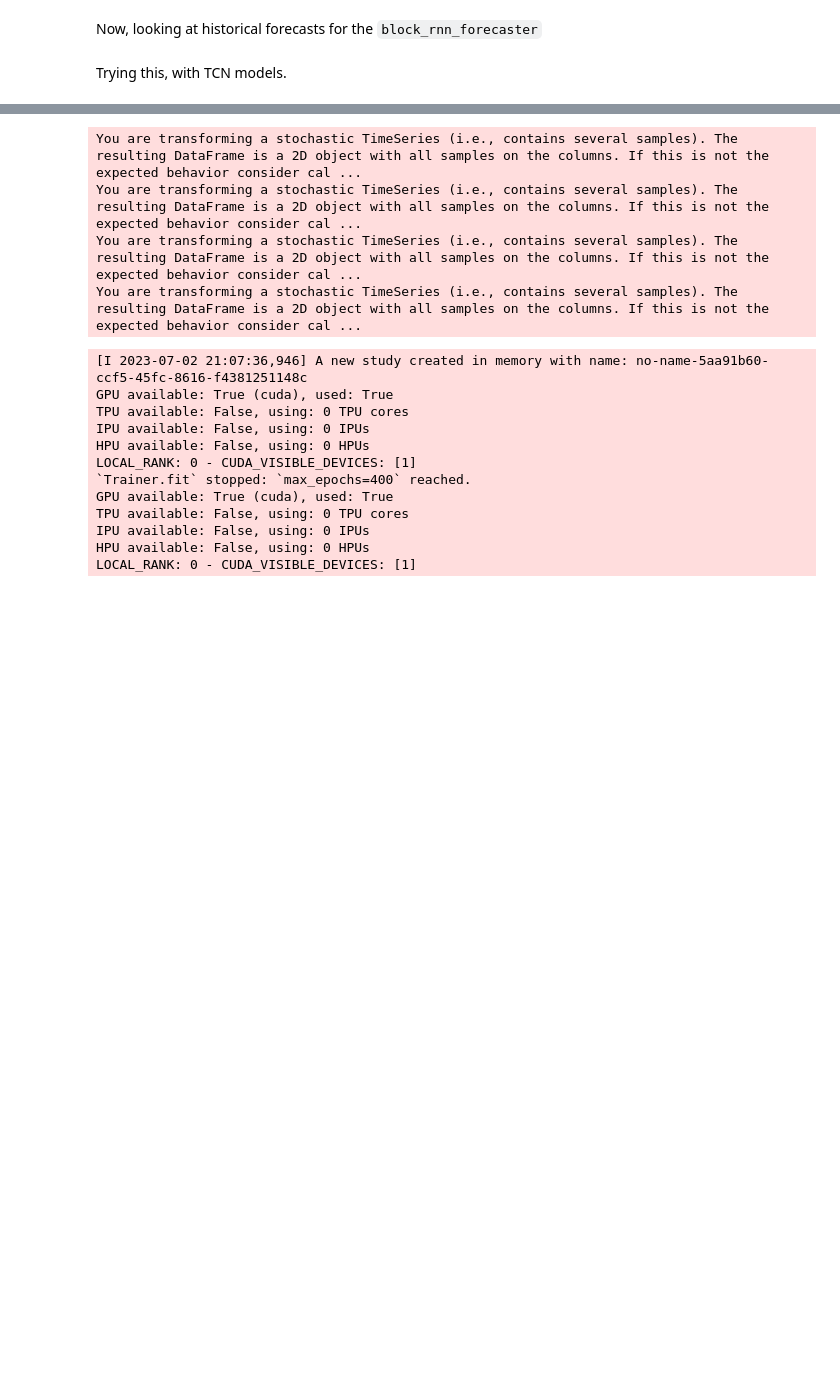
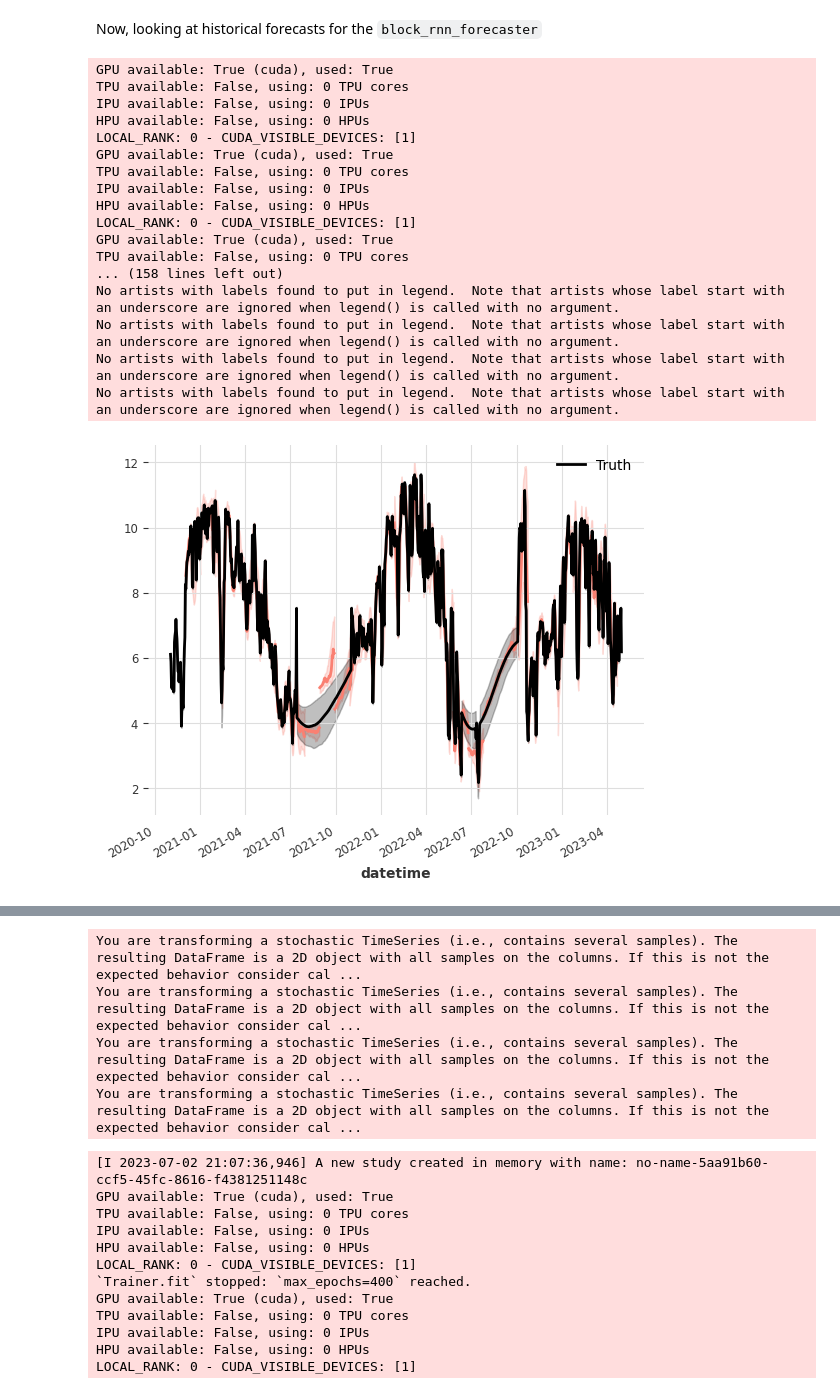
Before and after one commit to boettiger-lab/neon4cast-darts-submit, a Jupyter notebook: residual_learning/general_residual_correction.ipynb, the cells around one changed output, grey strips where cells are left out. Drawn from its saved outputs; the diff is of its cells as text; code cells hidden in the pictures; blank space fills up the shorter version.

```diff
--- a/residual_learning/general_residual_correction.ipynb
+++ b/residual_learning/general_residual_correction.ipynb
@@ -527,11 +588,35 @@ Now, looking at historical forecasts for the `block_rnn_forecaster`
 # %%
 block_rnn_historical_forecasts = block_rnn_forecaster.model.historical_forecasts(
     series=block_rnn_forecaster.training_set,
     past_covariates=block_rnn_forecaster.covariates,
-    num_samples=50,
+    num_samples=500,
     forecast_horizon=30,
     stride=30,
-    retrain=False
+    retrain=False,
+    last_points_only=False
 )
+
+plt.clf()
+for time_series in block_rnn_historical_forecasts:
+    time_series.plot(color="salmon", label="_nolegend_")
+block_rnn_forecaster.training_set.plot(color="black", label="Truth")
+plt.show()
+# %% [output]
+GPU available: True (cuda), used: True
+TPU available: False, using: 0 TPU cores
+IPU available: False, using: 0 IPUs
+HPU available: False, using: 0 HPUs
+LOCAL_RANK: 0 - CUDA_VISIBLE_DEVICES: [1]
+GPU available: True (cuda), used: True
+TPU available: False, using: 0 TPU cores
+IPU available: False, using: 0 IPUs
+HPU available: False, using: 0 HPUs
+LOCAL_RANK: 0 - CUDA_VISIBLE_DEVICES: [1]
+GPU available: True (cuda), used: True
+TPU available: False, using: 0 TPU cores
+... (158 lines left out)
+No artists with labels found to put in legend.  Note that artists whose label start with an underscore are ignored when legend() is called with no argument.
+No artists with labels found to put in legend.  Note that artists whose label start with an underscore are ignored when legend() is called with no argument.
+No artists with labels found to put in legend.  Note that artists whose label start with an underscore are ignored when legend() is called with no argument.
+No artists with labels found to put in legend.  Note that artists whose label start with an underscore are ignored when legend() is called with no argument.
+[figure, added]
-# %% [markdown]
-Trying this, with TCN models.
```
Also changed, not shown: parts of 9 cells of this notebook.
